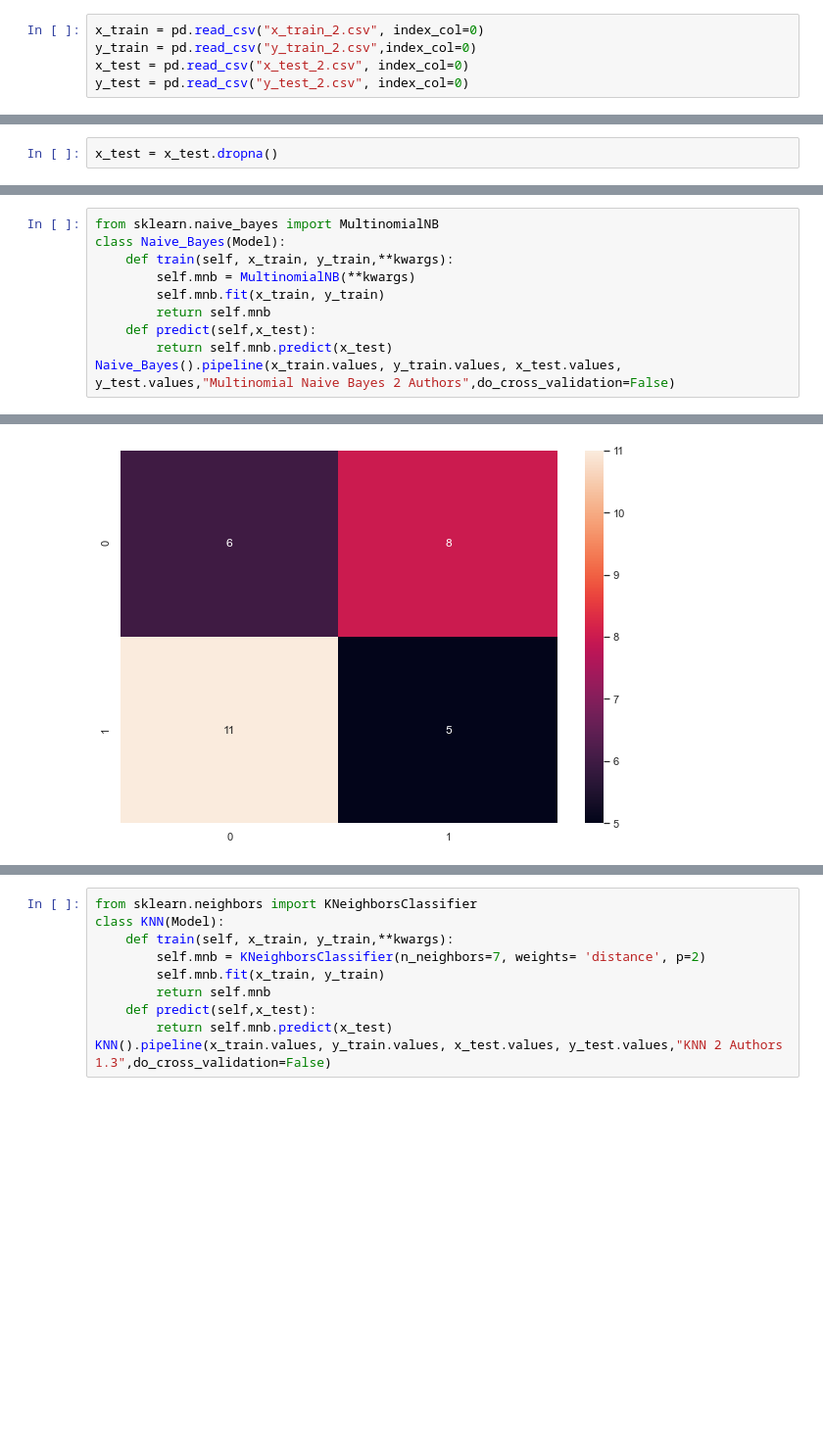
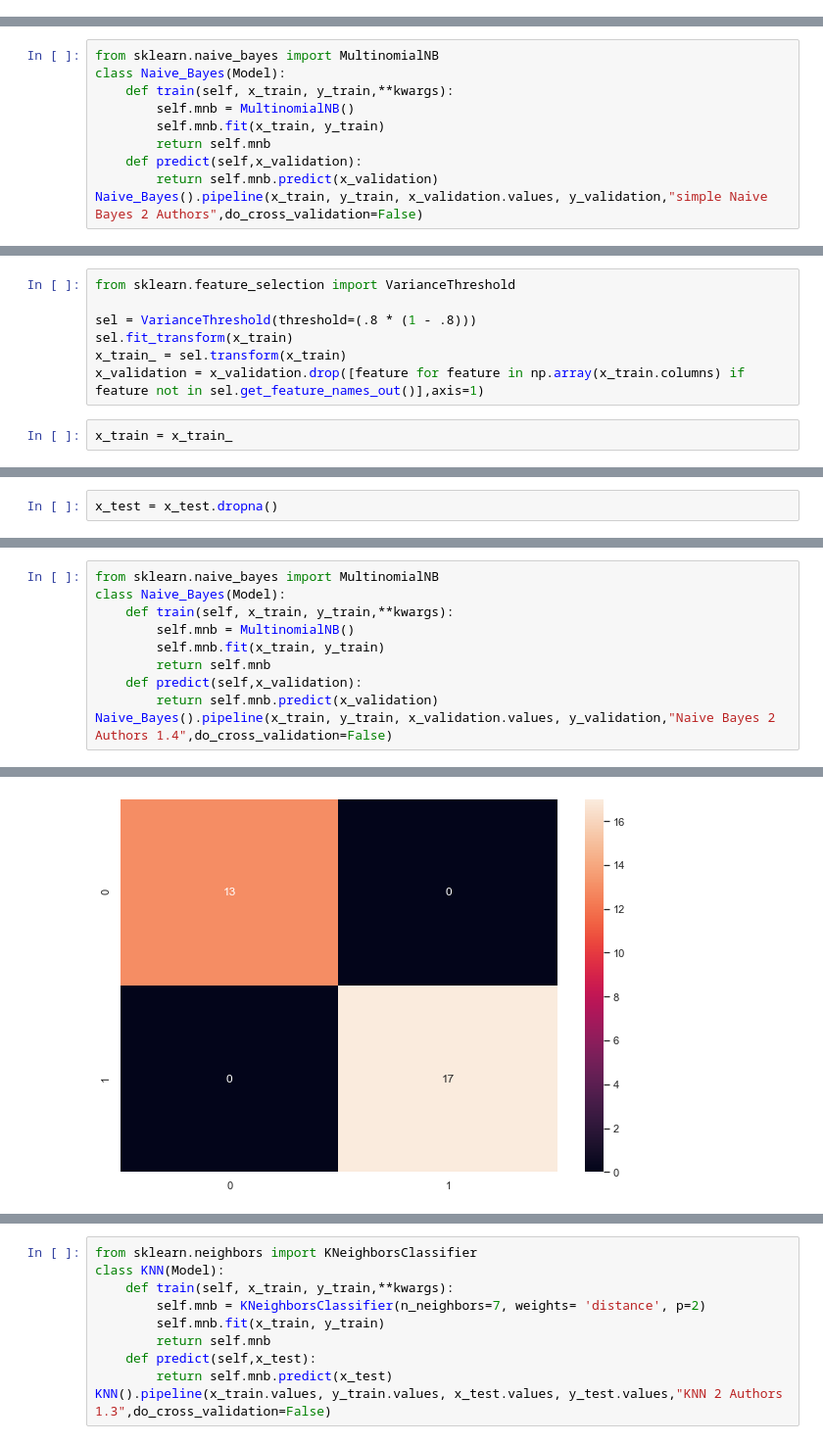
Before and after one commit to EN555/Author-Identification, a Jupyter notebook: Eviatar_models.ipynb, the cells around one changed output, grey strips where cells are left out. Shown at 98% size. Drawn from its saved outputs; the diff is of its cells as text; blank space fills up the shorter version.

Commit message:
add adapt for models

```diff
--- a/Eviatar_models.ipynb
+++ b/Eviatar_models.ipynb
@@ -68,5 +53,0 @@ preprocess_pipeline("Data/C50train", ["bag of words"], 0.3,("x_train_2_norm.csv"
-# %%
-x_train = pd.read_csv("x_train_2.csv", index_col=0)
-y_train = pd.read_csv("y_train_2.csv",index_col=0)
-x_test = pd.read_csv("x_test_2.csv", index_col=0)
-y_test = pd.read_csv("y_test_2.csv", index_col=0)
@@ -72,0 +69,10 @@ y_test = pd.read_csv("y_test_2.csv", index_col=0)
+# %%
+from sklearn.naive_bayes import MultinomialNB
+class Naive_Bayes(Model):
+    def train(self, x_train, y_train,**kwargs):
+        self.mnb = MultinomialNB()
+        self.mnb.fit(x_train, y_train)
+        return self.mnb
+    def predict(self,x_validation):
+        return self.mnb.predict(x_validation)
+Naive_Bayes().pipeline(x_train, y_train, x_validation.values, y_validation,"simple Naive Bayes 2 Authors",do_cross_validation=False)
@@ -72,0 +92,9 @@ y_test = pd.read_csv("y_test_2.csv", index_col=0)
+# %%
+from sklearn.feature_selection import VarianceThreshold
+
+sel = VarianceThreshold(threshold=(.8 * (1 - .8)))
+sel.fit_transform(x_train)
+x_train_ = sel.transform(x_train)
+x_validation = x_validation.drop([feature for feature in np.array(x_train.columns) if feature not in sel.get_feature_names_out()],axis=1)
+# %%
+x_train = x_train_
@@ -90,12 +152,12 @@ y_test.shape
 from sklearn.naive_bayes import MultinomialNB
 class Naive_Bayes(Model):
     def train(self, x_train, y_train,**kwargs):
-        self.mnb = MultinomialNB(**kwargs)
+        self.mnb = MultinomialNB()
         self.mnb.fit(x_train, y_train)
         return self.mnb
-    def predict(self,x_test):
-        return self.mnb.predict(x_test)
-Naive_Bayes().pipeline(x_train.values, y_train.values, x_test.values, y_test.values,"Multinomial Naive Bayes 2 Authors",do_cross_validation=False)
+    def predict(self,x_validation):
+        return self.mnb.predict(x_validation)
+Naive_Bayes().pipeline(x_train, y_train, x_validation.values, y_validation,"Naive Bayes 2 Authors 1.4",do_cross_validation=False)
 # %% [output]
               precision    recall  f1-score   support
 
@@ -108 +170 @@ weighted avg       0.37      0.37      0.36        30
-[figure, old version]
+[figure, new version]
```
Also changed, not shown: parts of 23 cells of this notebook, 2 other files.
